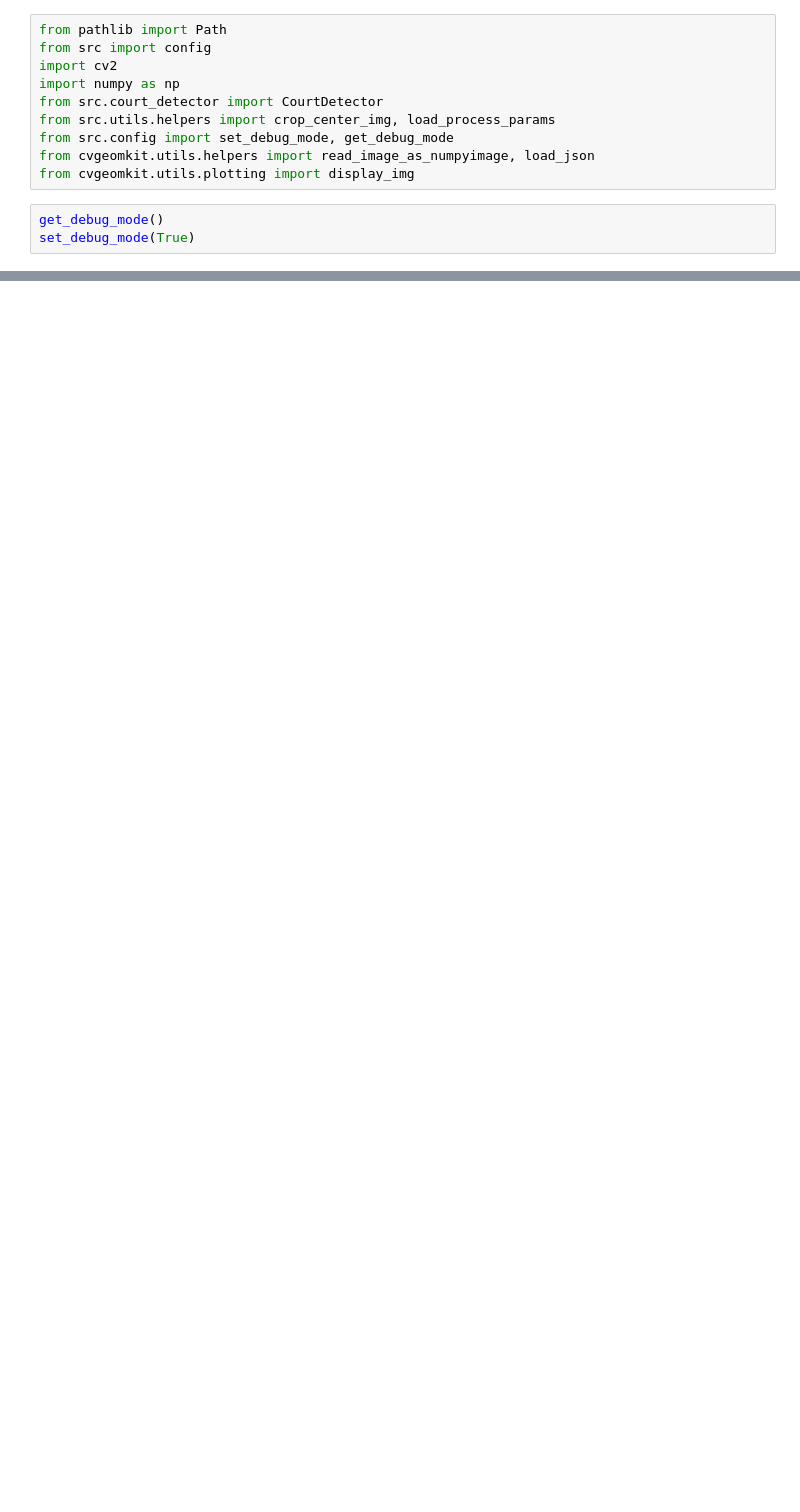
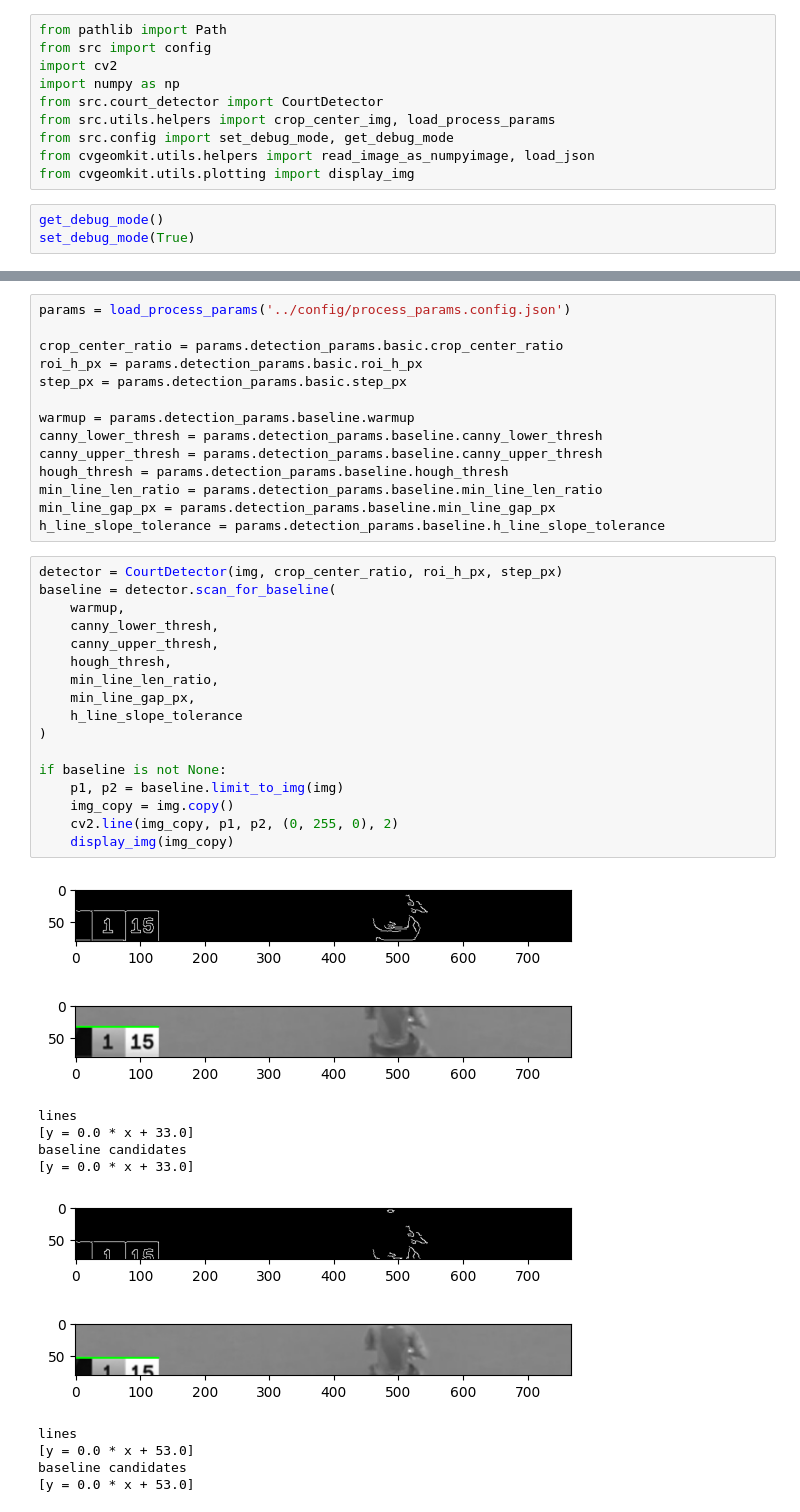
Before and after one commit to polymorvic/tennis-court-detection, a Jupyter notebook: notebooks/roi copy.ipynb, the cells around one changed output, grey strips where cells are left out. Saved outputs shown, nothing was run; the diff lists cells and outputs as text; blank space fills up the shorter version.

```diff
--- a/notebooks/roi copy.ipynb
+++ b/notebooks/roi copy.ipynb
@@ -83,0 +23,44 @@ bin
+# %%
+params = load_process_params('../config/process_params.config.json')
+
+crop_center_ratio = params.detection_params.basic.crop_center_ratio
+roi_h_px = params.detection_params.basic.roi_h_px
+step_px = params.detection_params.basic.step_px
+
+warmup = params.detection_params.baseline.warmup
+canny_lower_thresh = params.detection_params.baseline.canny_lower_thresh
+canny_upper_thresh = params.detection_params.baseline.canny_upper_thresh
+hough_thresh = params.detection_params.baseline.hough_thresh
+min_line_len_ratio = params.detection_params.baseline.min_line_len_ratio
+min_line_gap_px = params.detection_params.baseline.min_line_gap_px
+h_line_slope_tolerance = params.detection_params.baseline.h_line_slope_tolerance
+# %%
+detector = CourtDetector(img, crop_center_ratio, roi_h_px, step_px)
+baseline = detector.scan_for_baseline(
+    warmup,
+    canny_lower_thresh,
+    canny_upper_thresh,
+    hough_thresh,
+    min_line_len_ratio,
+    min_line_gap_px,
+    h_line_slope_tolerance
+)
+
+if baseline is not None:
+    p1, p2 = baseline.limit_to_img(img)
+    img_copy = img.copy()
+    cv2.line(img_copy, p1, p2, (0, 255, 0), 2)
+    display_img(img_copy)
+# %% [output]
+[figure, added]
+[figure, added]
+lines
+[y = 0.0 * x + 33.0]
+baseline candidates
+[y = 0.0 * x + 33.0]
+[figure, added]
+[figure, added]
+lines
+[y = 0.0 * x + 53.0]
+baseline candidates
+[y = 0.0 * x + 53.0]
```
Also changed, not shown: parts of 5 cells of this notebook, 1 other file.
